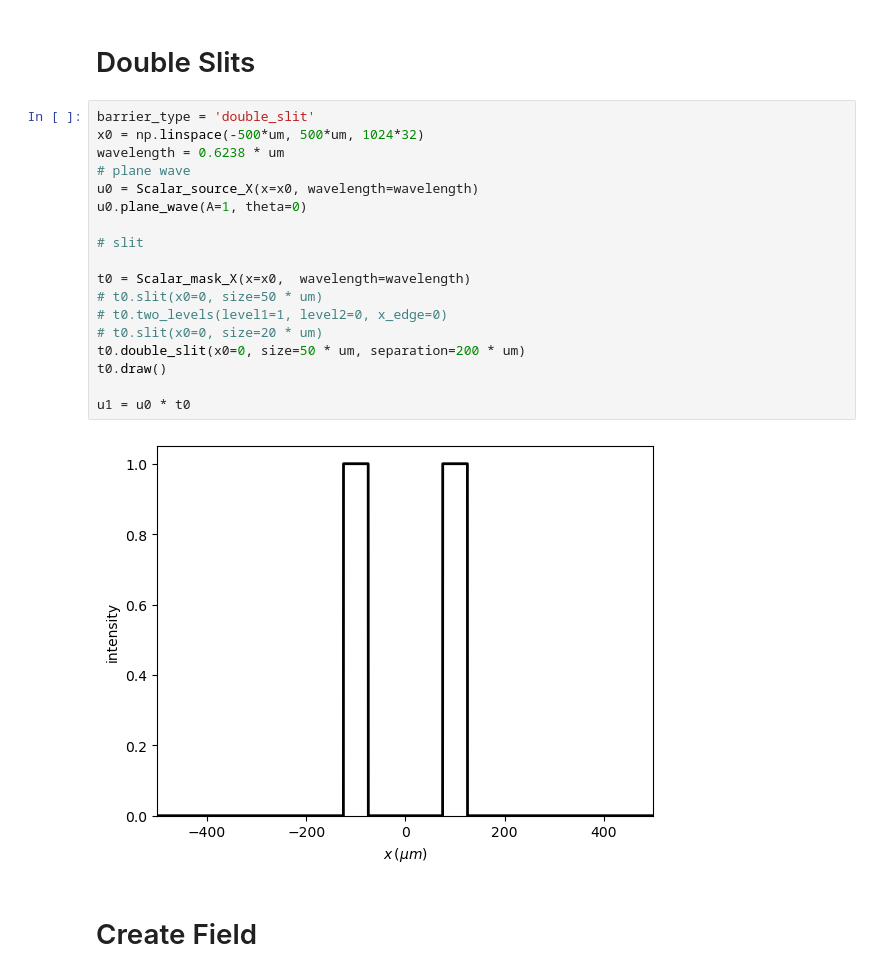
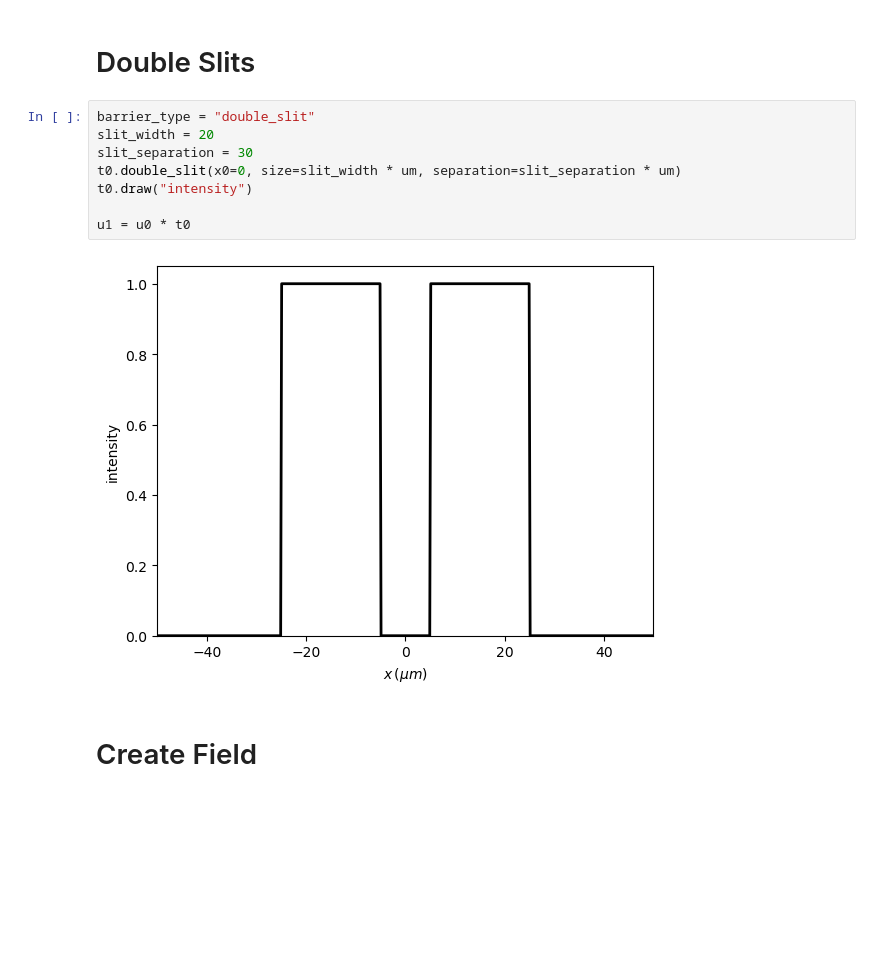
Before and after one commit to fredericosantos/light-particle-experiment, a Jupyter notebook: diffractio_1slit.ipynb, the cells around one changed output. Saved outputs shown, nothing was run; the diff lists cells and outputs as text; blank space fills up the shorter version.

```diff
--- a/diffractio_1slit.ipynb
+++ b/diffractio_1slit.ipynb
@@ -51,25 +68,15 @@ u1 = u0 * t0
 # %% [markdown]
 # Double Slits
-# %%
-barrier_type = 'double_slit'
-x0 = np.linspace(-500*um, 500*um, 1024*32)
-wavelength = 0.6238 * um
-# plane wave
-u0 = Scalar_source_X(x=x0, wavelength=wavelength)
-u0.plane_wave(A=1, theta=0)
-
-# slit
-
-t0 = Scalar_mask_X(x=x0,  wavelength=wavelength)
-# t0.slit(x0=0, size=50 * um)
-# t0.two_levels(level1=1, level2=0, x_edge=0)
-# t0.slit(x0=0, size=20 * um)
-t0.double_slit(x0=0, size=50 * um, separation=200 * um)
-t0.draw()
-
-u1 = u0 * t0
-# %% [output]
-[figure, removed]
+# %%
+barrier_type = "double_slit"
+slit_width = 20
+slit_separation = 30
+t0.double_slit(x0=0, size=slit_width * um, separation=slit_separation * um)
+t0.draw("intensity")
+
+u1 = u0 * t0
+# %% [output]
+[figure, added]
 # %% [markdown]
 # Create Field
 # %%
```
Also changed, not shown: parts of 15 cells of this notebook, 7 other files.
